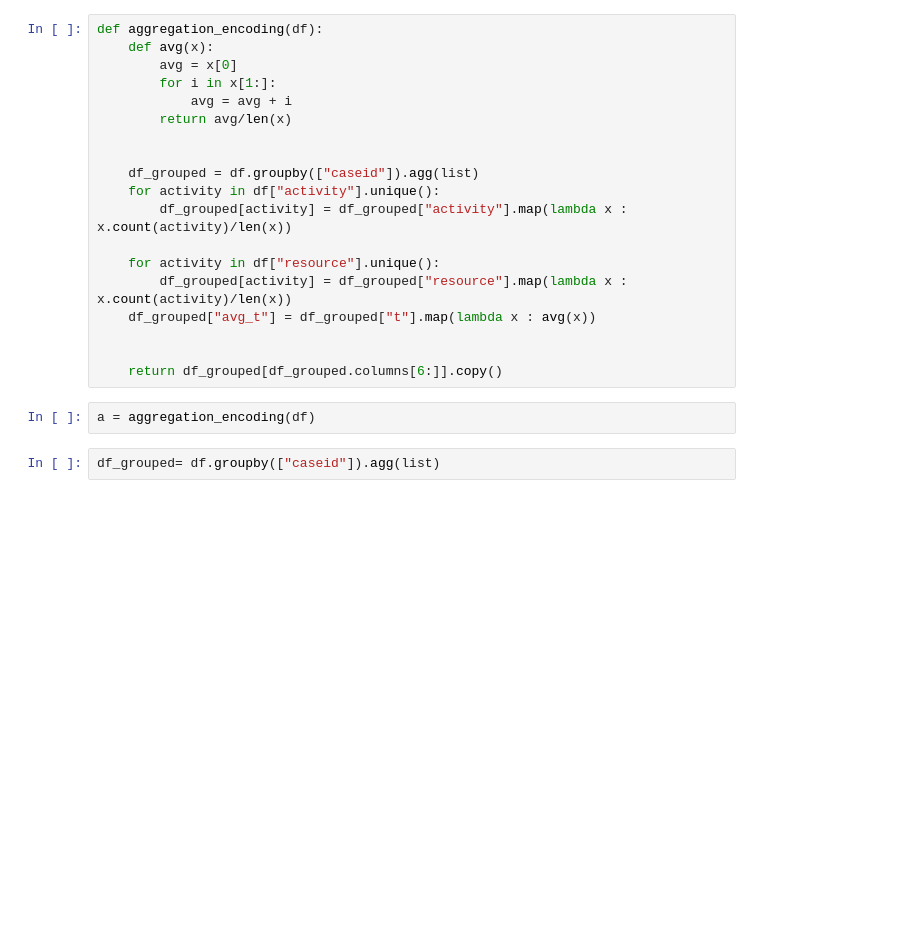
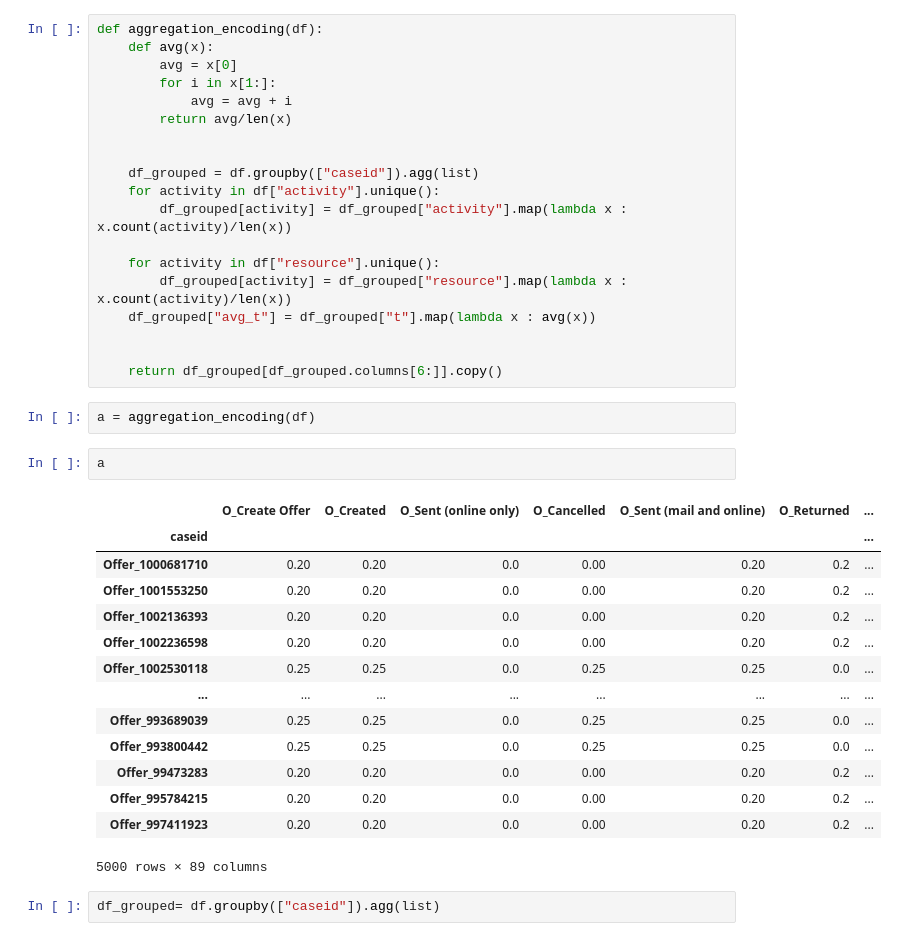
Before and after one commit to leonardomarazzi/IRPBPM_2023, a Jupyter notebook: hmw/hm_2_long.ipynb, the cells around one changed output. Drawn from its saved outputs; the diff is of its cells as text; blank space fills up the shorter version.

```diff
--- a/hmw/hm_2_long.ipynb
+++ b/hmw/hm_2_long.ipynb
@@ -121,6 +121,23 @@ def aggregation_encoding(df):
     return df_grouped[df_grouped.columns[6:]].copy()
 # %%
 a = aggregation_encoding(df)
+# %%
+a
+# %% [output]
+|  | O_Create Offer | O_Created | O_Sent (online only) | O_Cancelled | O_Sent (mail and online) | O_Returned | ... |
+| caseid |  |  |  |  |  |  | ... |
+| Offer_1000681710 | 0.20 | 0.20 | 0.0 | 0.00 | 0.20 | 0.2 | ... |
+| Offer_1001553250 | 0.20 | 0.20 | 0.0 | 0.00 | 0.20 | 0.2 | ... |
+| Offer_1002136393 | 0.20 | 0.20 | 0.0 | 0.00 | 0.20 | 0.2 | ... |
+| Offer_1002236598 | 0.20 | 0.20 | 0.0 | 0.00 | 0.20 | 0.2 | ... |
+| Offer_1002530118 | 0.25 | 0.25 | 0.0 | 0.25 | 0.25 | 0.0 | ... |
+| ... | ... | ... | ... | ... | ... | ... | ... |
+| Offer_993689039 | 0.25 | 0.25 | 0.0 | 0.25 | 0.25 | 0.0 | ... |
+| Offer_993800442 | 0.25 | 0.25 | 0.0 | 0.25 | 0.25 | 0.0 | ... |
+| Offer_99473283 | 0.20 | 0.20 | 0.0 | 0.00 | 0.20 | 0.2 | ... |
+| Offer_995784215 | 0.20 | 0.20 | 0.0 | 0.00 | 0.20 | 0.2 | ... |
+| Offer_997411923 | 0.20 | 0.20 | 0.0 | 0.00 | 0.20 | 0.2 | ... |
+5000 rows × 89 columns
 # %%
 df_grouped= df.groupby(["caseid"]).agg(list)
 # %%
```
Also changed, not shown: 4 other files.
